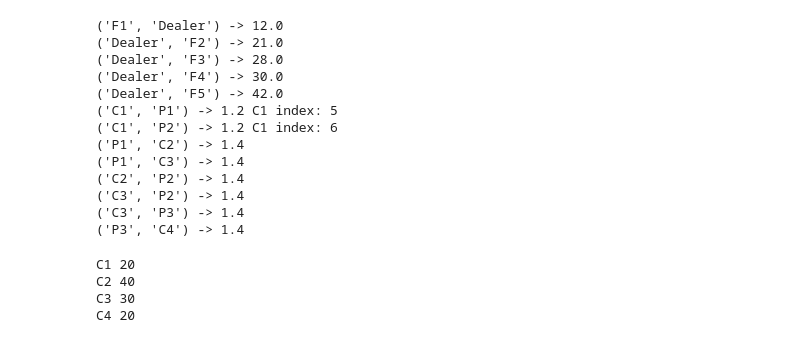
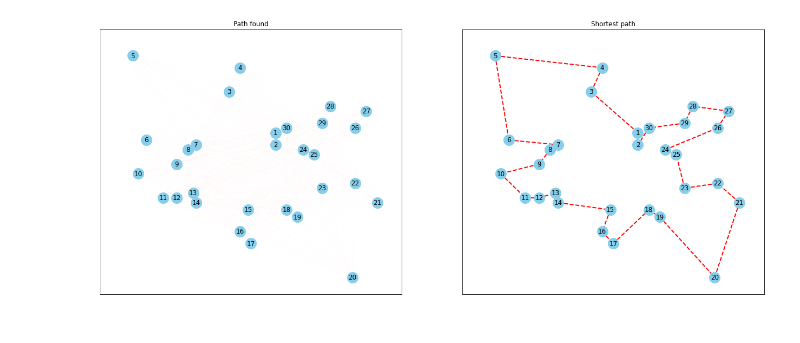
Before and after one commit to Xalt8/ACO, a Jupyter notebook: Untitled-2.ipynb, the cells around one changed output. Saved outputs shown, nothing was run; the diff lists cells and outputs as text; code cells hidden in the pictures.

```diff
--- a/Untitled-2.ipynb
+++ b/Untitled-2.ipynb
@@ -456,4 +0,0 @@ sc['Dealer']['F5']['transport']=0.4
-# %%
-cust_loc_attrs = {'C1':{'location':'North'}, 'C2':{'location':'South'},'C3':{'location':'South'},
-            'C4':{'location':'North'}}
-nx.set_node_attributes(sc,cust_loc_attrs)
@@ -477,5 +0,0 @@ EdgeDataView([('F1', 'Dealer', {'quantity': 10, 'transport': 0.2}), ('Dealer', '
-# %%
-fig, ax = plt.subplots()
-nx.draw(sc, pos=pos_sc, node_color = col, ax=ax)
-# nx.draw_networkx_edge_labels(sc,pos=pos_sc, edge_labels=edge_labels, rotate=False)
-plt.show()
@@ -680,29 +0,0 @@ array([12. , 21. , 28. , 30. , 42. ,  1.2,  1.2,  1.4,  1.4,  1.4,  1.4,
-# %%
-for i, (keys, calc) in enumerate(zip(qtys.keys(), qs+trans_costs)):
-    if 'C1' in keys:
-        print(keys, '->', calc, 'C1', 'index:',i)
-    else:
-        print(keys, '->', calc)
-# %% [output]
-('F1', 'Dealer') -> 12.0
-('Dealer', 'F2') -> 21.0
-('Dealer', 'F3') -> 28.0
-('Dealer', 'F4') -> 30.0
-('Dealer', 'F5') -> 42.0
-('C1', 'P1') -> 1.2 C1 index: 5
-('C1', 'P2') -> 1.2 C1 index: 6
-('P1', 'C2') -> 1.4
-('P1', 'C3') -> 1.4
-('C2', 'P2') -> 1.4
-('C3', 'P2') -> 1.4
-('C3', 'P3') -> 1.4
-('P3', 'C4') -> 1.4
-# %%
-for n in sc.nodes:
-    if n in custs:
-        print(n, sc.nodes[n]['demand'])
-# %% [output]
-C1 20
-C2 40
-C3 30
-C4 20
@@ -708,0 +9,36 @@ C4 20
+# %%
+G = get_graph(coords)
+# %%
+def plot(graph:nx.Graph, short_path:list[tuple])-> plt.Axes:
+
+    fig, (ax1, ax2) = plt.subplots(1, 2, figsize=(22,9))
+
+    _pos = {node: (graph.nodes[node]['x'], graph.nodes[node]['y']) for node in graph.nodes}
+
+    # Optimising graph
+    nx.draw_networkx_nodes(graph, pos=_pos, node_size=400, ax=ax1, node_color='skyblue')
+    nx.draw_networkx_labels(graph, pos=_pos, ax=ax1)
+
+    #Get phermone levels
+    phermone_levels = [max(graph[node1][node2]['phermone'],0.005)  for node1, node2 in G.edges()]
+
+    nx.draw_networkx_edges(graph, edgelist=list(graph.edges()), ax=ax1, pos=_pos, width=phermone_levels, edge_color='r', style='-')
+    ax1.set_xlim(-10, 100)
+    ax1.set_ylim(0,110)
+    ax1.set_title('Path found')
+    ax1.axis("on")
+
+    # Shortest path graph
+    nx.draw_networkx_nodes(graph, pos=_pos, node_size=400, ax=ax2, node_color='skyblue')
+    nx.draw_networkx_labels(graph, pos=_pos, ax=ax2)
+    nx.draw_networkx_edges(graph, edgelist=short_path, ax=ax2, pos=_pos, width=2, edge_color='r', style='--')
+    ax2.set_xlim(-10, 100)
+    ax2.set_ylim(0,110)
+    ax2.axis("on")
+    ax2.set_title('Shortest path')
+    # plt.close()
+    plt.show()
+# %%
+plot(G, short_path)
+# %% [output]
+[figure, added]
```
Also changed, not shown: parts of 99 cells of this notebook, 3 other files.
